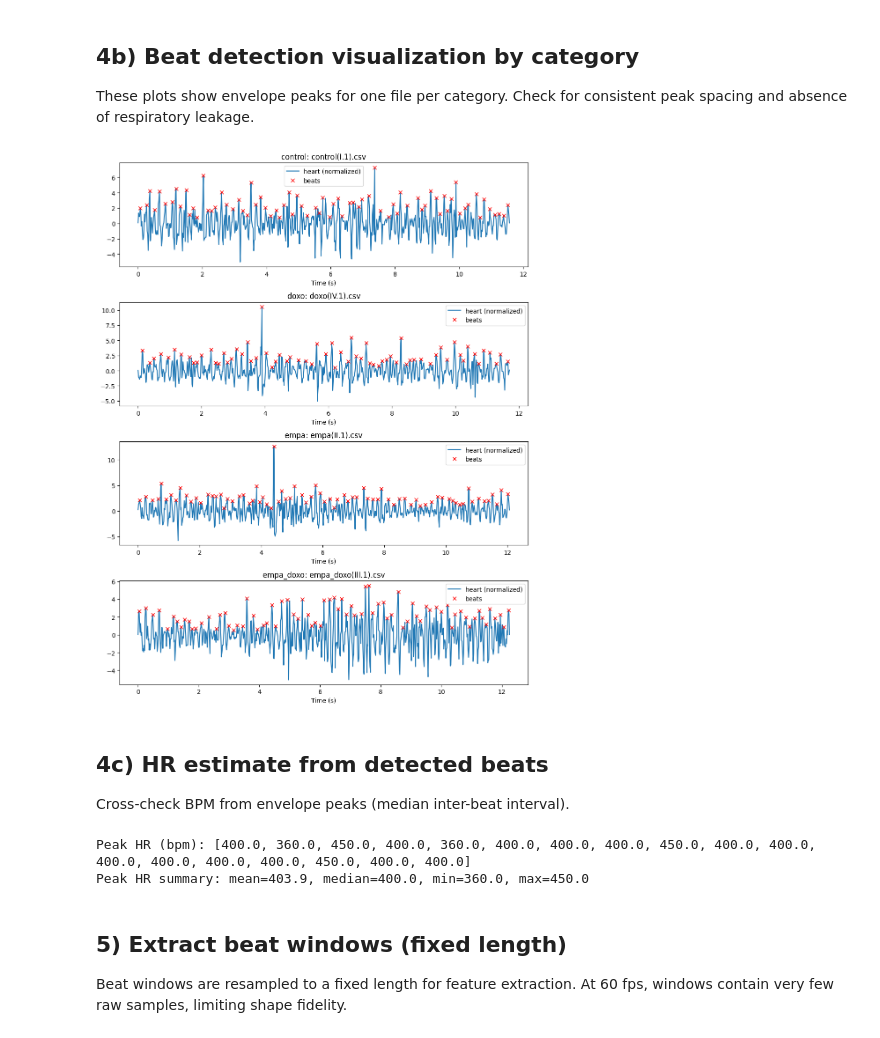
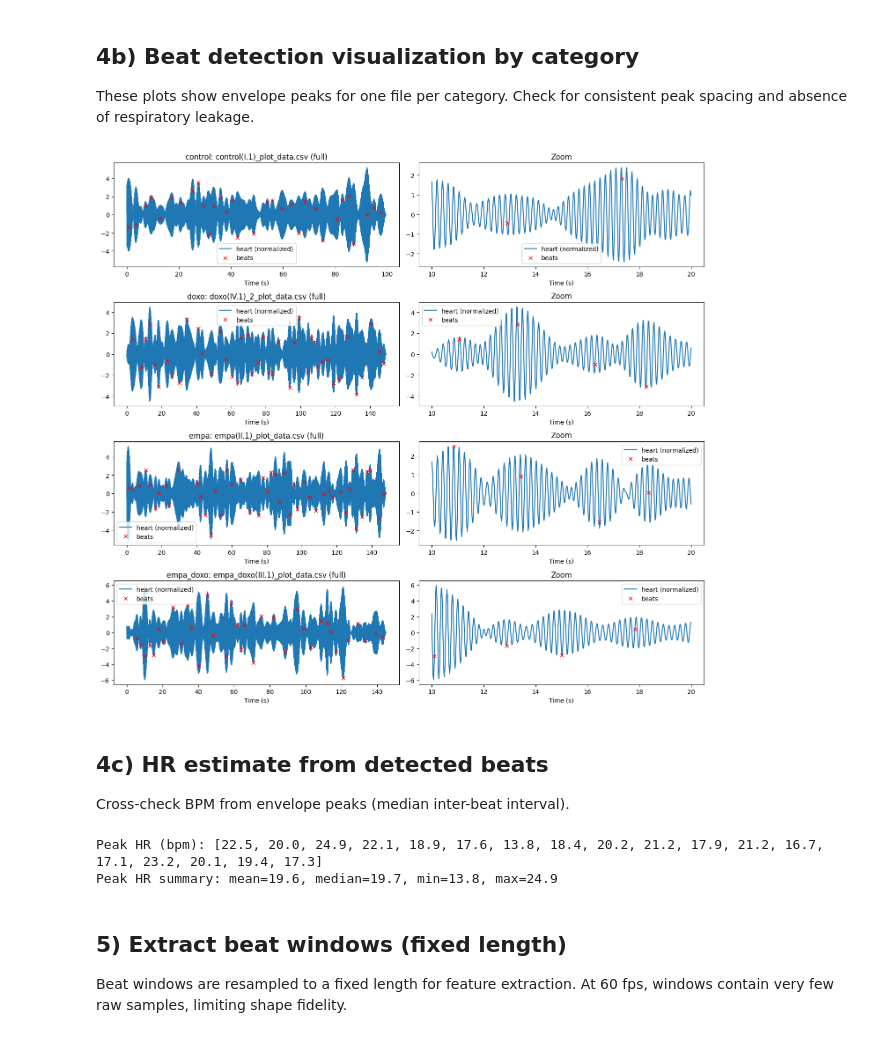
Before and after one commit to taddeusb90/heart-ts-analysis, a Jupyter notebook: notebooks/heart_midas_pipeline.ipynb, the cells around one changed output. Drawn from its saved outputs; the diff is of its cells as text; code cells hidden in the pictures.

```diff
--- a/notebooks/heart_midas_pipeline.ipynb
+++ b/notebooks/heart_midas_pipeline.ipynb
@@ -96,10 +117,19 @@ def save_fig(name: str) -> None:
     plt.savefig(FIG_DIR / name, dpi=FIG_DPI, bbox_inches="tight")
 # %%
 def resp_band_from_target() -> tuple[float, float]:
+    if RESP_SEPARATION_BAND_HZ is not None:
+        return RESP_SEPARATION_BAND_HZ
     if RESP_BPM_RANGE is None:
         return RESP_BAND_HZ
     low_bpm, high_bpm = RESP_BPM_RANGE
     return (max(0.01, low_bpm / 60.0), high_bpm / 60.0)
+
+
+def resp_band_for_cycles() -> tuple[float, float]:
+    if RESP_BPM_RANGE is None:
+        return resp_band_from_target()
+    low_bpm, high_bpm = RESP_BPM_RANGE
+    return (max(0.01, low_bpm / 60.0), high_bpm / 60.0)
 # %% [markdown]
 ## Expected heart rate range
 
@@ -125,10 +155,10 @@ def label_from_name(name: str) -> str:
     lower = name.lower()
     if lower.startswith("control"):
         return "control"
-    if lower.startswith("doxo"):
-        return "doxo"
     if lower.startswith("empa_doxo") or lower.startswith("preconditionare_empa_doxo"):
         return "empa_doxo"
+    if lower.startswith("doxo") or lower.startswith("doxo_re"):
+        return "doxo"
     if lower.startswith("empa"):
         return "empa"
     return "other"
@@ -581,38 +642,49 @@ Check for consistent peak spacing and absence of respiratory leakage.
 # %%
 def plot_category_beats(records: list[Record], method: str) -> None:
     grouped: dict[str, list[Record]] = {}
     for rec in records:
         grouped.setdefault(rec.label, []).append(rec)
 
     labels = sorted(grouped.keys())
-    fig, axes = plt.subplots(len(labels), 1, figsize=(10, 3.2 * len(labels)))
+    fig, axes = plt.subplots(len(labels), 2, figsize=(14, 3.2 * len(labels)))
     if len(labels) == 1:
         axes = [axes]
 
-    for ax, label in zip(axes, labels):
+    for row, label in enumerate(labels):
         rec = grouped[label][0]
-        _, heart = separate_components(rec.signal, rec.fs, method=method)
+        heart = extract_heart_for_beats(rec.signal, rec.fs)
         peaks, heart_norm = detect_beats(heart, rec.fs)
-        ax.plot(rec.time_s, heart_norm, label="heart (normalized)")
-        ax.plot(rec.time_s[peaks], heart_norm[peaks], "rx", label="beats")
-        ax.set_title(f"{label}: {rec.path.name}")
-        ax.set_xlabel("Time (s)")
-        ax.legend()
+        full_ax = axes[row][0]
+        zoom_ax = axes[row][1]
+        full_ax.plot(rec.time_s, heart_norm, label="heart (normalized)")
+        full_ax.plot(rec.time_s[peaks], heart_norm[peaks], "rx", label="beats")
+        full_ax.set_title(f"{label}: {rec.path.name} (full)")
+        full_ax.set_xlabel("Time (s)")
+        full_ax.legend()
+
+        mask = zoom_mask(rec.time_s)
+        start, end = zoom_window(rec.time_s)
+        peaks_zoom = peaks[(rec.time_s[peaks] >= start) & (rec.time_s[peaks] <= end)]
+        zoom_ax.plot(rec.time_s[mask], heart_norm[mask], label="heart (normalized)")
+        zoom_ax.plot(rec.time_s[peaks_zoom], heart_norm[peaks_zoom], "rx", label="beats")
+        zoom_ax.set_title("Zoom")
+        zoom_ax.set_xlabel("Time (s)")
+        zoom_ax.legend()
 
     plt.tight_layout()
     save_fig(f"beat_detection_by_category_{method}.png")
     plt.show()
 
 
 plot_category_beats(records, SEPARATION_METHOD)
 # %% [output]
-[figure, old version]
+[figure, new version]
 # %% [markdown]
 ## 4c) HR estimate from detected beats
 Cross-check BPM from envelope peaks (median inter-beat interval).
 # %%
 def estimate_hr_peaks(signal: np.ndarray, fs: float) -> float | None:
-    _, heart = separate_components(signal, fs, method=SEPARATION_METHOD)
+    heart = extract_heart_for_beats(signal, fs)
     peaks, _ = detect_beats(heart, fs)
     if len(peaks) < 2:
         return None
@@ -630,8 +702,8 @@ if any(h is not None for h in hr_peaks):
     arr = np.array([h for h in hr_peaks if h is not None])
     print(f"Peak HR summary: mean={arr.mean():.1f}, median={np.median(arr):.1f}, min={arr.min():.1f}, max={arr.max():.1f}")
 # %% [output]
-Peak HR (bpm): [400.0, 360.0, 450.0, 400.0, 360.0, 400.0, 400.0, 400.0, 450.0, 400.0, 400.0, 400.0, 400.0, 400.0, 400.0, 450.0, 400.0, 400.0]
-Peak HR summary: mean=403.9, median=400.0, min=360.0, max=450.0
+Peak HR (bpm): [22.5, 20.0, 24.9, 22.1, 18.9, 17.6, 13.8, 18.4, 20.2, 21.2, 17.9, 21.2, 16.7, 17.1, 23.2, 20.1, 19.4, 17.3]
+Peak HR summary: mean=19.6, median=19.7, min=13.8, max=24.9
 # %% [markdown]
 ## 5) Extract beat windows (fixed length)
 
```
Also changed, not shown: parts of 23 cells of this notebook, 49 other files.
